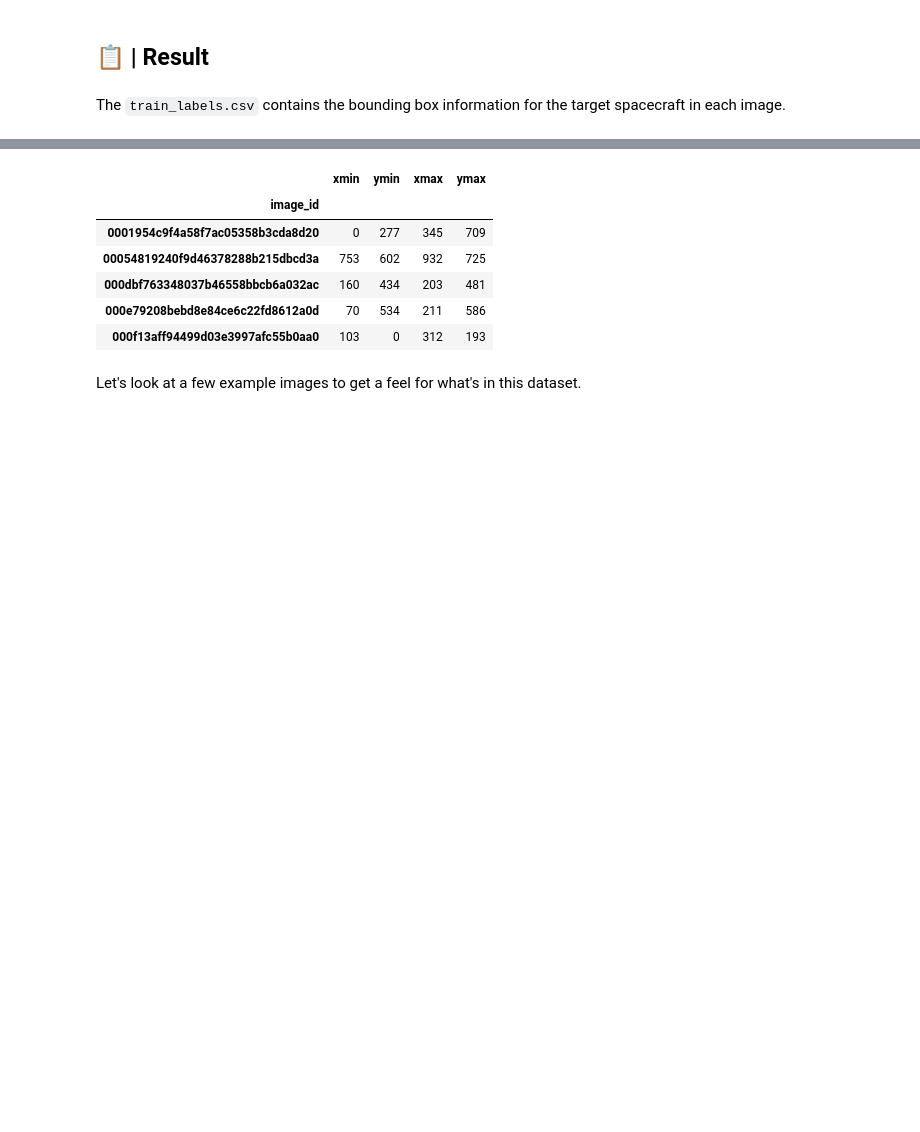
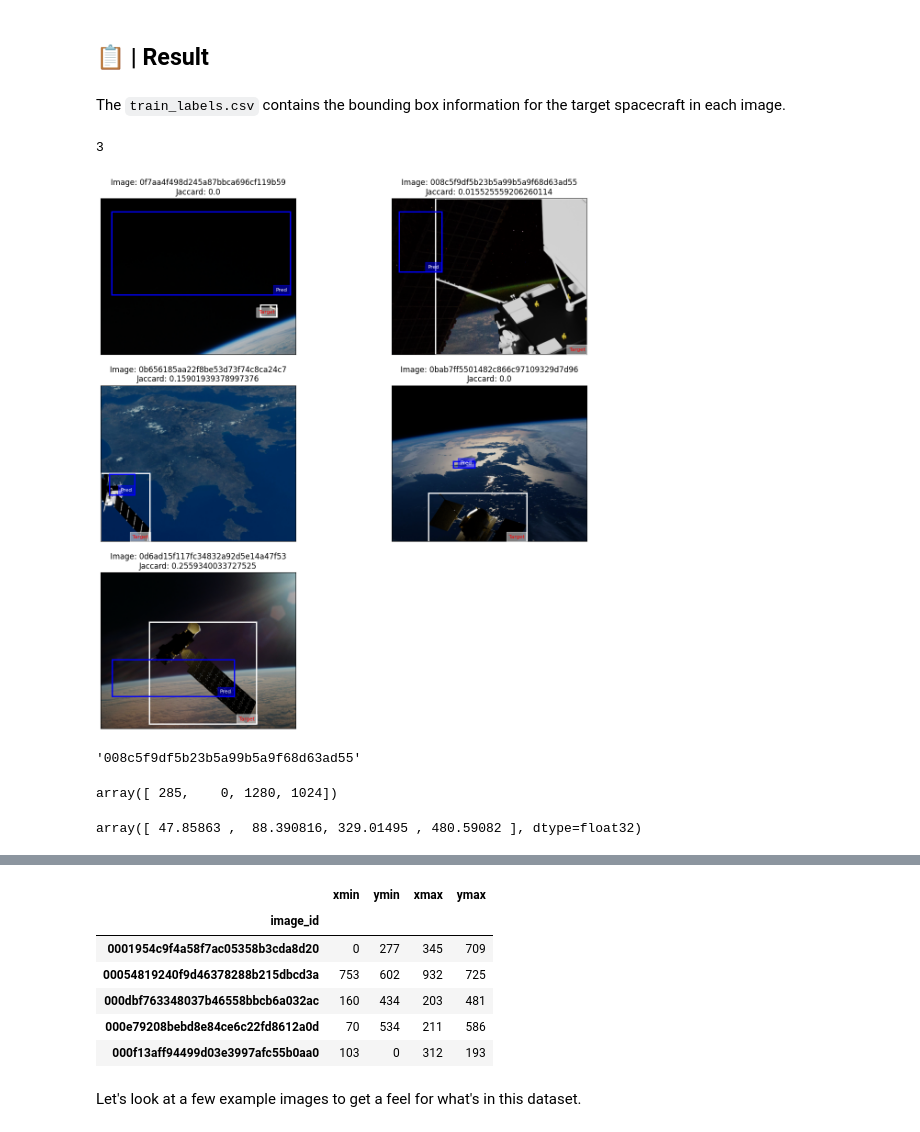
Before and after one commit to jhicks2306/spacecrafts, a Jupyter notebook: notebooks/train-2.ipynb, the cells around one changed output, grey strips where cells are left out. Drawn from its saved outputs; the diff is of its cells as text; code cells hidden in the pictures; blank space fills up the shorter version.

Commit message:
Add train-3 and adjust README.md

```diff
--- a/notebooks/train-2.ipynb
+++ b/notebooks/train-2.ipynb
@@ -131,6 +136,7 @@ class SpacecraftDataset(torch.utils.data.Dataset):
         target = {}
         target['boxes'] = torch.from_numpy(bbox).reshape((1,4))
         target['labels'] = labels
+        target['image_id'] = img_id
 
         if self.transforms is not None:
             img = self.transforms(img)
@@ -331,10 +396,10 @@ array([0.12697746, 0.10779047, 0.47100891])
 # %%
 # Define loss and optimizer
 def get_predicted_bboxes(preds):
-    return torch.stack([pred['boxes'][0] for pred in preds])
+    return torch.stack([pred['boxes'][0] for pred in preds if len(pred['boxes']) > 0 else ]).detach().numpy()
 
 def get_target_bboxes(targets):
-    return torch.stack([target['boxes'] for target in targets])
+    return torch.stack([target['boxes'] for target in targets]).numpy().squeeze()
 
 def loss_fn(preds, targets):
     criterion = nn.SmoothL1Loss(reduction='mean')
@@ -342,7 +407,9 @@ def loss_fn(preds, targets):
     target_bboxes = get_target_bboxes(targets)
     return criterion(predicted_bboxes, target_bboxes)
 
-optimizer = torch.optim.Adam(model.parameters(), lr=0.001)
+params = [p for p in model.parameters() if p.requires_grad]
+
+optimizer = torch.optim.Adam(params, lr=0.001)
 # %% [markdown]
 <a id="training"></a>
 ## 🚂 | Training
@@ -407,5 +533,46 @@ train(model, n_epochs, train_dl, valid_dl)
 TypeError: string indices must be integers
 # %% [markdown]
 ## 📋 | Result
+# %%
+model = torchvision.models.detection.fasterrcnn_resnet50_fpn(weights=FasterRCNN_ResNet50_FPN_Weights.DEFAULT)
+# For training
+images, boxes = torch.rand(4, 3, 600, 1200), torch.rand(4, 11, 4)
+boxes[:, :, 2:4] = boxes[:, :, 0:2] + boxes[:, :, 2:4]
+labels = torch.randint(1, 91, (4, 11))
+images = list(image for image in images)
+targets = []
+for i in range(len(images)):
+    d = {}
+    d['boxes'] = boxes[i]
+    d['labels'] = labels[i]
+    targets.append(d)
+output = model(images, targets)
+# For inference
+model.eval()
+x = [torch.rand(3, 300, 400), torch.rand(3, 500, 400)]
+predictions = model(x)
+# optionally, if you want to export the model to ONNX:
+torch.onnx.export(model, x, "faster_rcnn.onnx", opset_version = 11)
 # %% [markdown]
 The `train_labels.csv` contains the bounding box information for the target spacecraft in each image.
+# %%
+len(targets)
+# %% [output]
+3
+# %%
+def display_images(images, targets, preds, cols=2):
+    rows = (len(images) + cols - 1) // 2
+    fig = plt.figure(figsize=(15, 5*rows))
+    target_bboxes = get_target_bboxes(targets)
+    predicted_bboxes = get_predicted_bboxes(preds)
+    for idx, target in enumerate(targets):
+        img_idx = target['image_id']
+        target_bbox = target_bboxes[idx]
+        pred_bbox = predicted_bboxes[idx]
+        img = images[idx]
+        ax = fig.add_subplot(rows, cols, idx + 1)
+        show_image(img_idx, img, pred_bbox, target_bbox, ax)
+# %%
+display_images(images, targets, predictions, cols=2)
+# %% [output]
+[figure, added]
@@ -411,0 +609,14 @@ The `train_labels.csv` contains the bounding box information for the target spac
+# %%
+targets[1]['image_id']
+# %% [output]
+'008c5f9df5b23b5a99b5a9f68d63ad55'
+# %%
+target_bbox = get_target_bboxes(targets)[1]
+target_bbox
+# %% [output]
+array([ 285,    0, 1280, 1024])
+# %%
+pred_bbox = get_predicted_bboxes(predictions)[1]
+pred_bbox
+# %% [output]
+array([ 47.85863 ,  88.390816, 329.01495 , 480.59082 ], dtype=float32)
```
Also changed, not shown: parts of 29 cells of this notebook, 3 other files.
